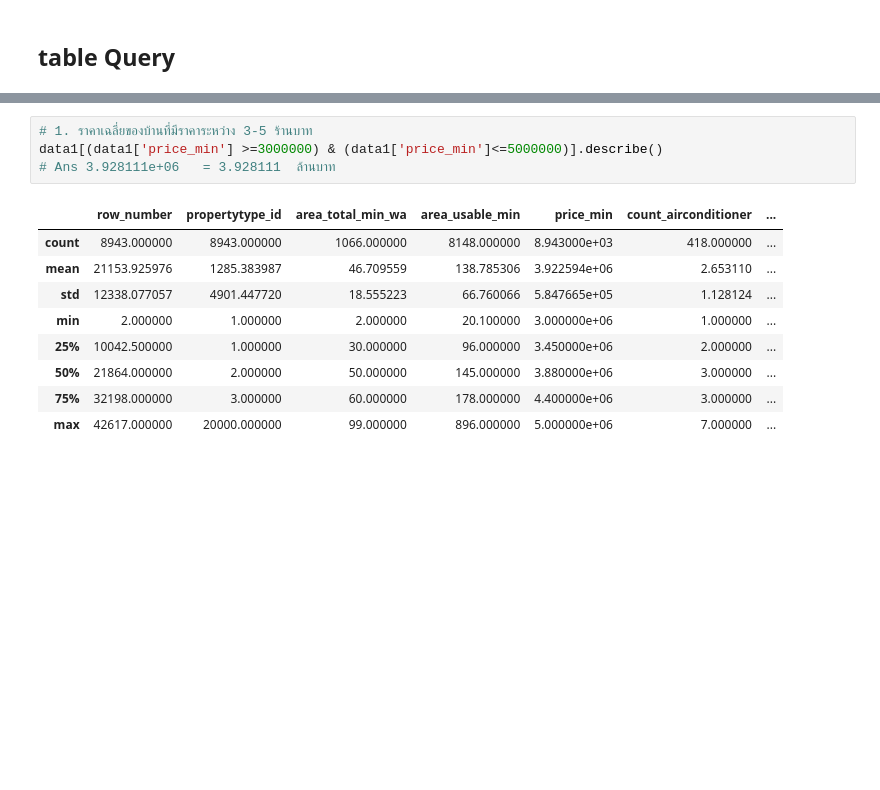
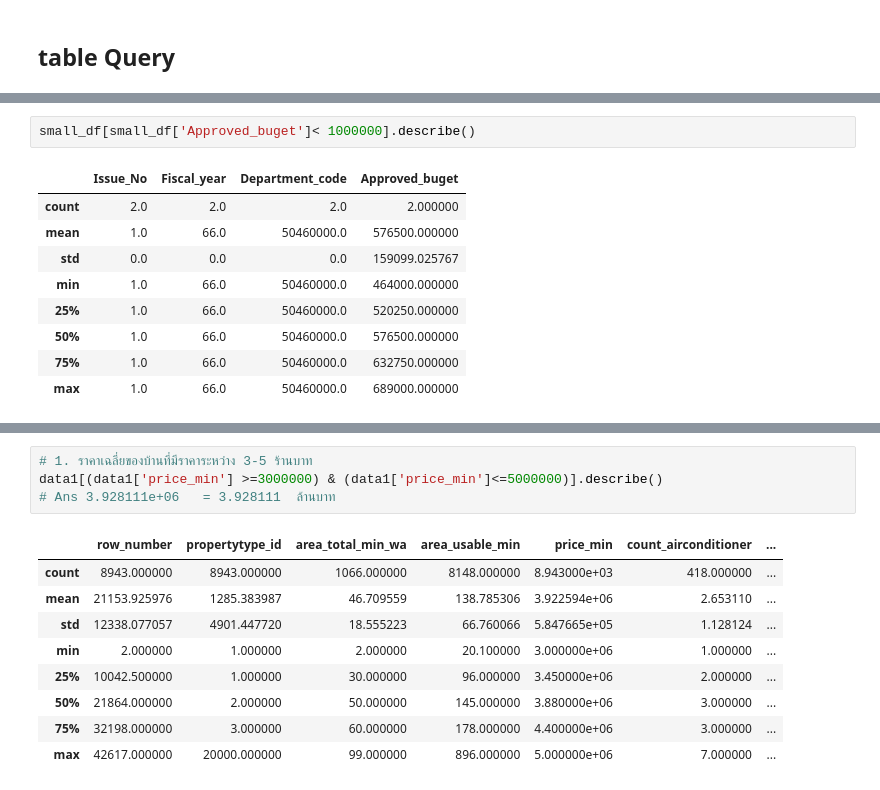
Before and after one commit to janjira24122544/Python_dataviz2023, a Jupyter notebook: Pandas101.ipynb, the cells around one changed output, grey strips where cells are left out. Saved outputs shown, nothing was run; the diff lists cells and outputs as text; blank space fills up the shorter version.

```diff
--- a/Pandas101.ipynb
+++ b/Pandas101.ipynb
@@ -186,0 +207,12 @@ data1[data1['price_min'] > 10000000].describe()
+# %%
+small_df[small_df['Approved_buget']< 1000000].describe()
+# %% [output]
+|  | Issue_No | Fiscal_year | Department_code | Approved_buget |
+| count | 2.0 | 2.0 | 2.0 | 2.000000 |
+| mean | 1.0 | 66.0 | 50460000.0 | 576500.000000 |
+| std | 0.0 | 0.0 | 0.0 | 159099.025767 |
+| min | 1.0 | 66.0 | 50460000.0 | 464000.000000 |
+| 25% | 1.0 | 66.0 | 50460000.0 | 520250.000000 |
+| 50% | 1.0 | 66.0 | 50460000.0 | 576500.000000 |
+| 75% | 1.0 | 66.0 | 50460000.0 | 632750.000000 |
+| max | 1.0 | 66.0 | 50460000.0 | 689000.000000 |
```
Also changed, not shown: parts of 24 cells of this notebook.
